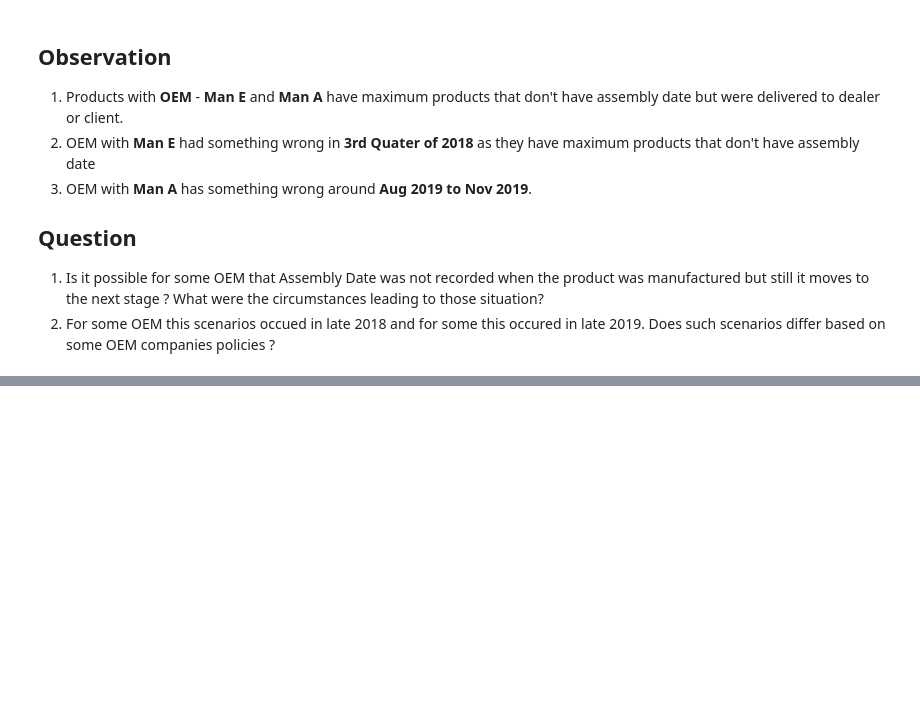
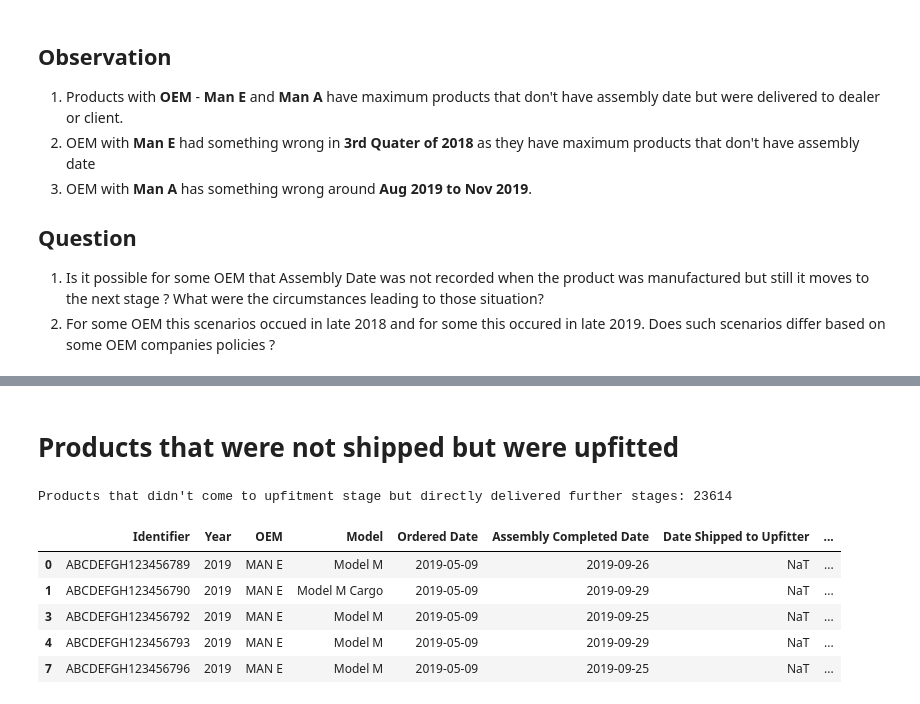
Before and after one commit to navjotsingh151/Sensor-TimeSeriesAnalysis, a Jupyter notebook: InsuranceData.ipynb, the cells around one changed output, grey strips where cells are left out. Saved outputs shown, nothing was run; the diff lists cells and outputs as text; code cells hidden in the pictures; blank space fills up the shorter version.

```diff
--- a/InsuranceData.ipynb
+++ b/InsuranceData.ipynb
@@ -285,0 +458,17 @@ print(data_no_assembly_date_c.groupby(['OEM','Model'],
+# %% [markdown]
+# Products that were not shipped but were upfitted
+# %%
+data_not_ship_upfit  = data[
+                       # No Upfit Date
+                       ( data['Date Shipped to Upfitter'].isna() ) &
+                       ( data['Date Upfit Complete'].notna() ) ]
+print("Products that didn't come to upfitment stage but directly delivered further stages:", len(data_not_ship_upfit))
+data_not_ship_upfit.head()
+# %% [output]
+Products that didn't come to upfitment stage but directly delivered further stages: 23614
+|  | Identifier | Year | OEM | Model | Ordered Date | Assembly Completed Date | Date Shipped to Upfitter | ... |
+| 0 | ABCDEFGH123456789 | 2019 | MAN E | Model M | 2019-05-09 | 2019-09-26 | NaT | ... |
+| 1 | ABCDEFGH123456790 | 2019 | MAN E | Model M Cargo | 2019-05-09 | 2019-09-29 | NaT | ... |
+| 3 | ABCDEFGH123456792 | 2019 | MAN E | Model M | 2019-05-09 | 2019-09-25 | NaT | ... |
+| 4 | ABCDEFGH123456793 | 2019 | MAN E | Model M | 2019-05-09 | 2019-09-29 | NaT | ... |
+| 7 | ABCDEFGH123456796 | 2019 | MAN E | Model M | 2019-05-09 | 2019-09-25 | NaT | ... |
```
Also changed, not shown: parts of 28 cells of this notebook.
